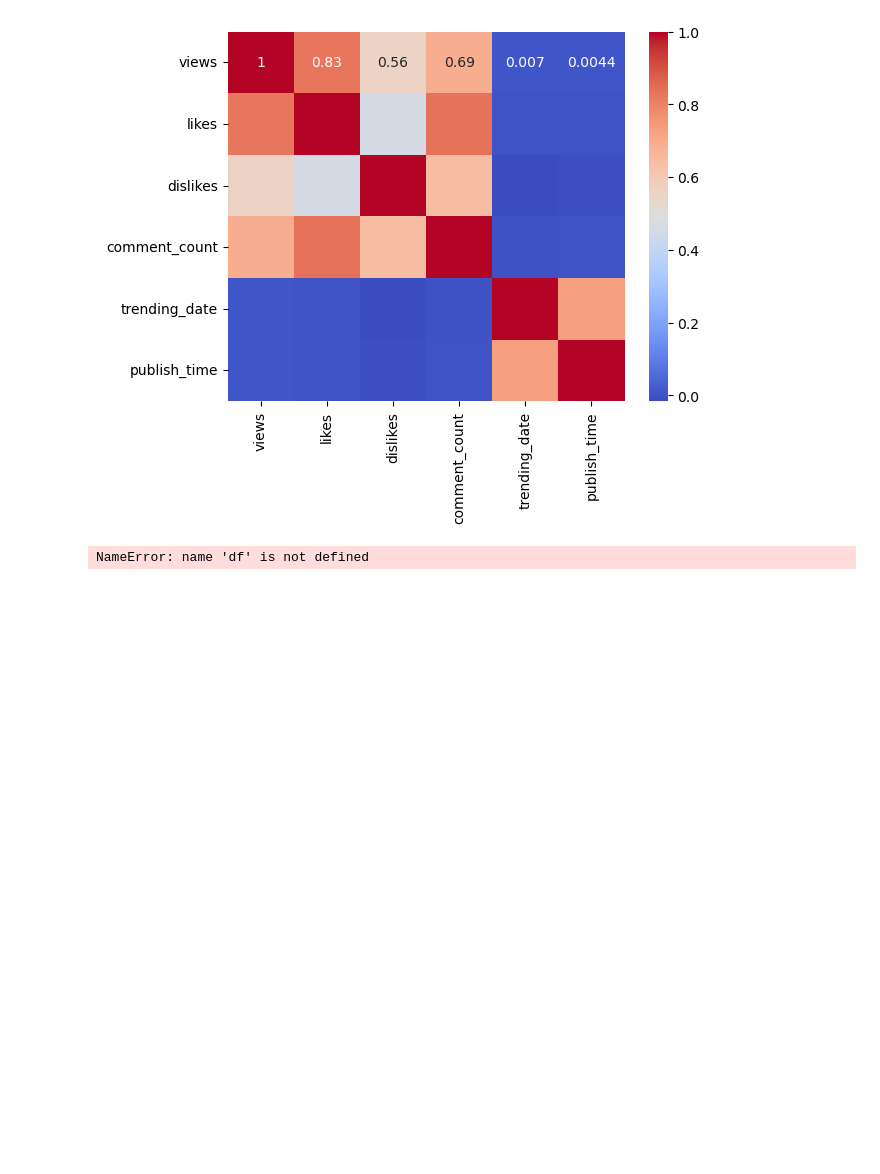
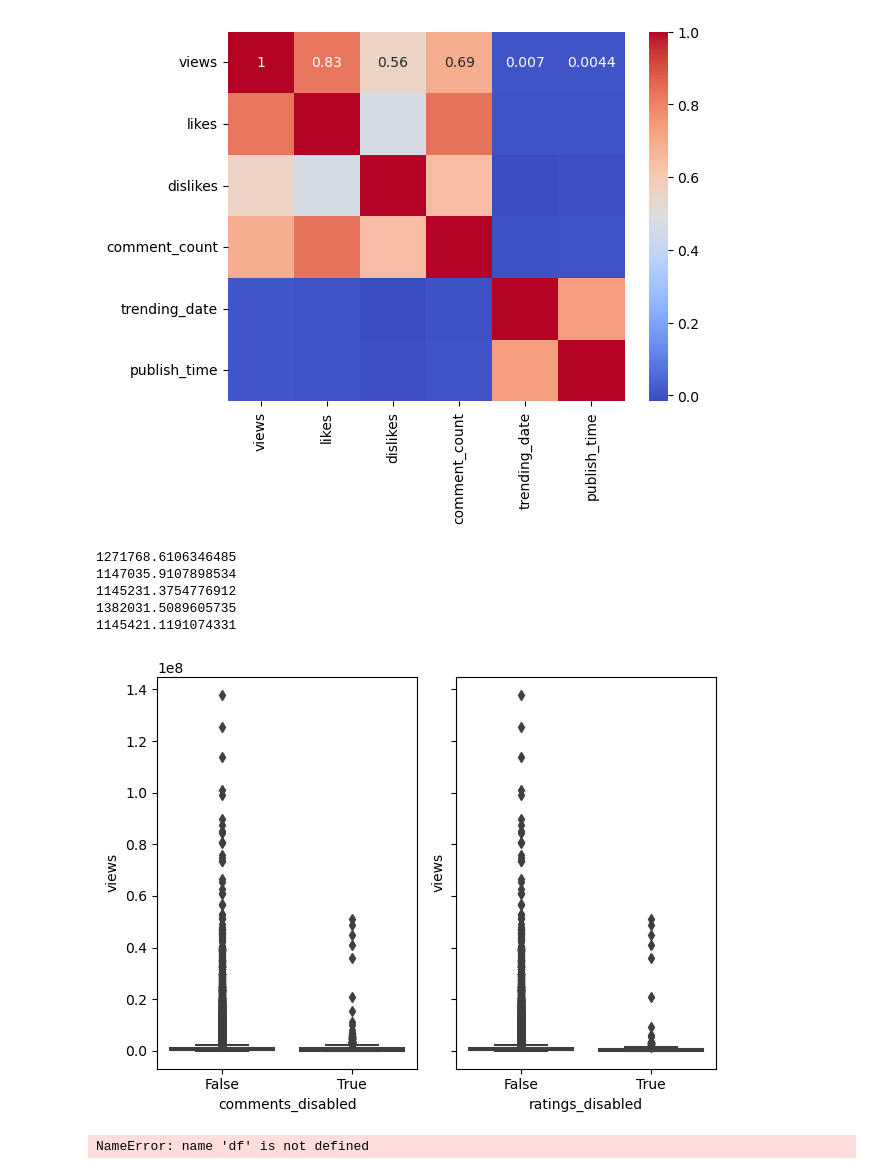
Before and after one commit to aishpatil655/Trending_youtube_Video, a Jupyter notebook: Factor Affecting youtube Videos.ipynb, the cells around one changed output. Drawn from its saved outputs; the diff is of its cells as text; code cells hidden in the pictures; blank space fills up the shorter version.

```diff
--- a/Factor Affecting youtube Videos.ipynb
+++ b/Factor Affecting youtube Videos.ipynb
@@ -400,6 +400,34 @@ sns.heatmap(correlation_matrix, annot=True, cmap='coolwarm')
 plt.show()
 # %% [output]
 [figure]
+# %%
+# disabled_com_videos=videos[videos["comments_disabled"]==True]
+# disabled_com_videos
+# rating_diabled_videos=videos[videos["ratings_disabled"]==True]
+# rating_diabled_videos
+fig,axs=plt.subplots(1,2,sharey=True)
+sns.boxplot(x="comments_disabled",y="views",data=videos,ax=axs[0])
+sns.boxplot(x="ratings_disabled",y="views",data=videos,ax=axs[1])
+fig.tight_layout()
+print(videos[videos["comments_disabled"]==True]["views"].mean())
+print(videos["views"].mean())
+print(videos[videos["comments_disabled"]==False]["views"].mean())
+
+# print(videos[videos["comments_disabled"]==True]["views"].median())
+print(videos[videos["ratings_disabled"]==True]["views"].mean())
+print(videos[videos["ratings_disabled"]==False]["views"].mean())
+
+# print(videos[videos["ratings_disabled"]==True]["views"].median())
+
+
+# print(disabled_com_videos)
+# %% [output]
+1271768.6106346485
+1147035.9107898534
+1145231.3754776912
+1382031.5089605735
+1145421.1191074331
+[figure, added]
 # %%
 df.shape
 # %% [output]
```
Also changed, not shown: parts of 1 cell of this notebook.
